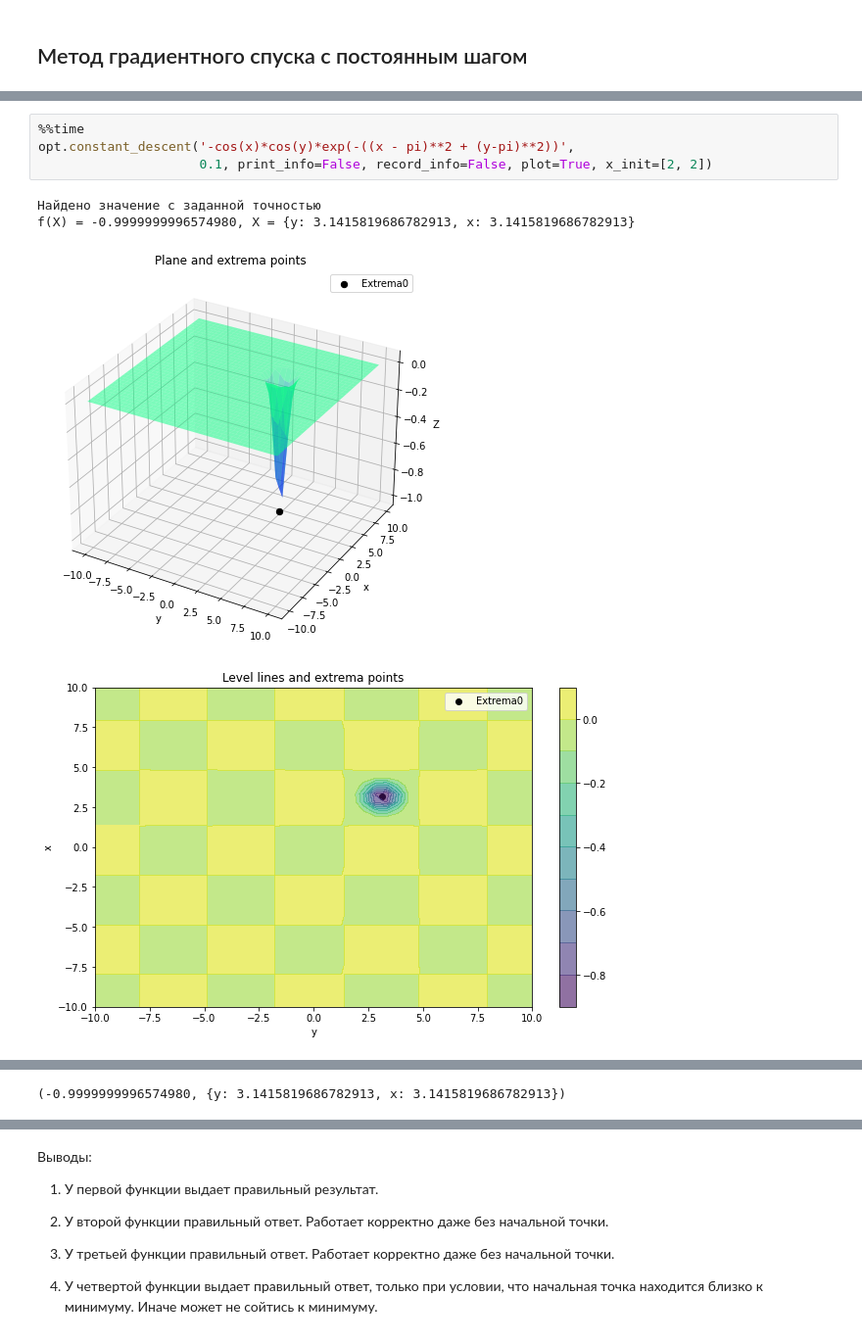
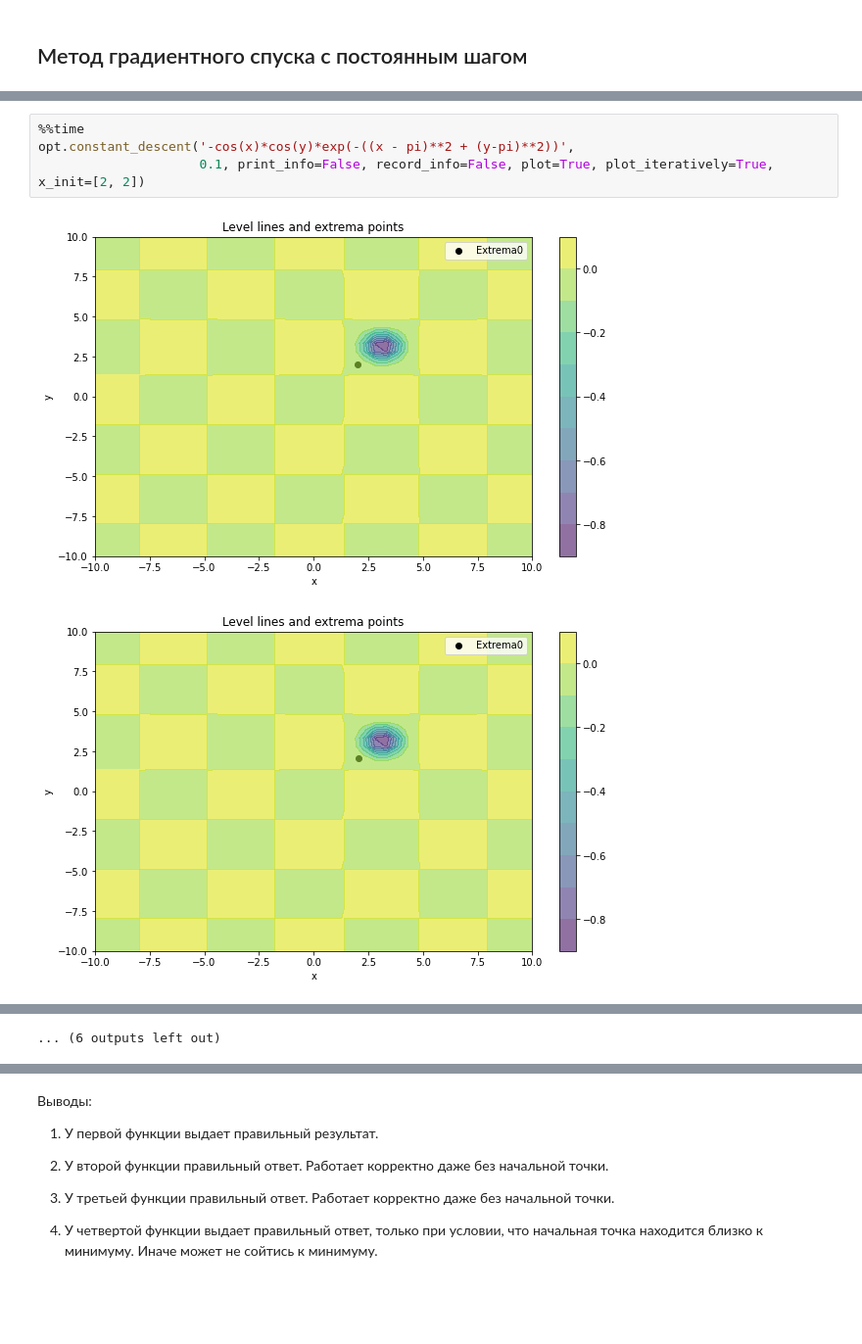
Before and after one commit to M1croZavr/ML_opt, a Jupyter notebook: testing_gradients.ipynb, the cells around one changed output, grey strips where cells are left out. Shown at 98% size. Cells and saved outputs as stored; diff of their text form; blank space fills up the shorter version.

Commit message:
Added ability to iteratively plot and see convergence.

```diff
--- a/testing_gradients.ipynb
+++ b/testing_gradients.ipynb
@@ -47,9 +55,7 @@ Wall time: 1.68 s
 # %%
 %%time
 opt.constant_descent('-cos(x)*cos(y)*exp(-((x - pi)**2 + (y-pi)**2))',
-                     0.1, print_info=False, record_info=False, plot=True, x_init=[2, 2])
+                     0.1, print_info=False, record_info=False, plot=True, plot_iteratively=True, x_init=[2, 2])
 # %% [output]
-Найдено значение с заданной точностью
-f(X) = -0.9999999996574980, X = {y: 3.1415819686782913, x: 3.1415819686782913}
-[figure, old version]
+[figure, new version]
-[figure, old version]
+[figure, new version]
@@ -58 +61,0 @@ Wall time: 1.7 s
-(-0.9999999996574980, {y: 3.1415819686782913, x: 3.1415819686782913})
@@ -59,3 +72,4 @@ Wall time: 1.7 s
+... (6 outputs left out)
 # %%
 %%time
 opt.constant_descent('(x+2y-7)**2+(2x+y-5)**2',
```
Also changed, not shown: parts of 18 cells of this notebook, 1 other file.
